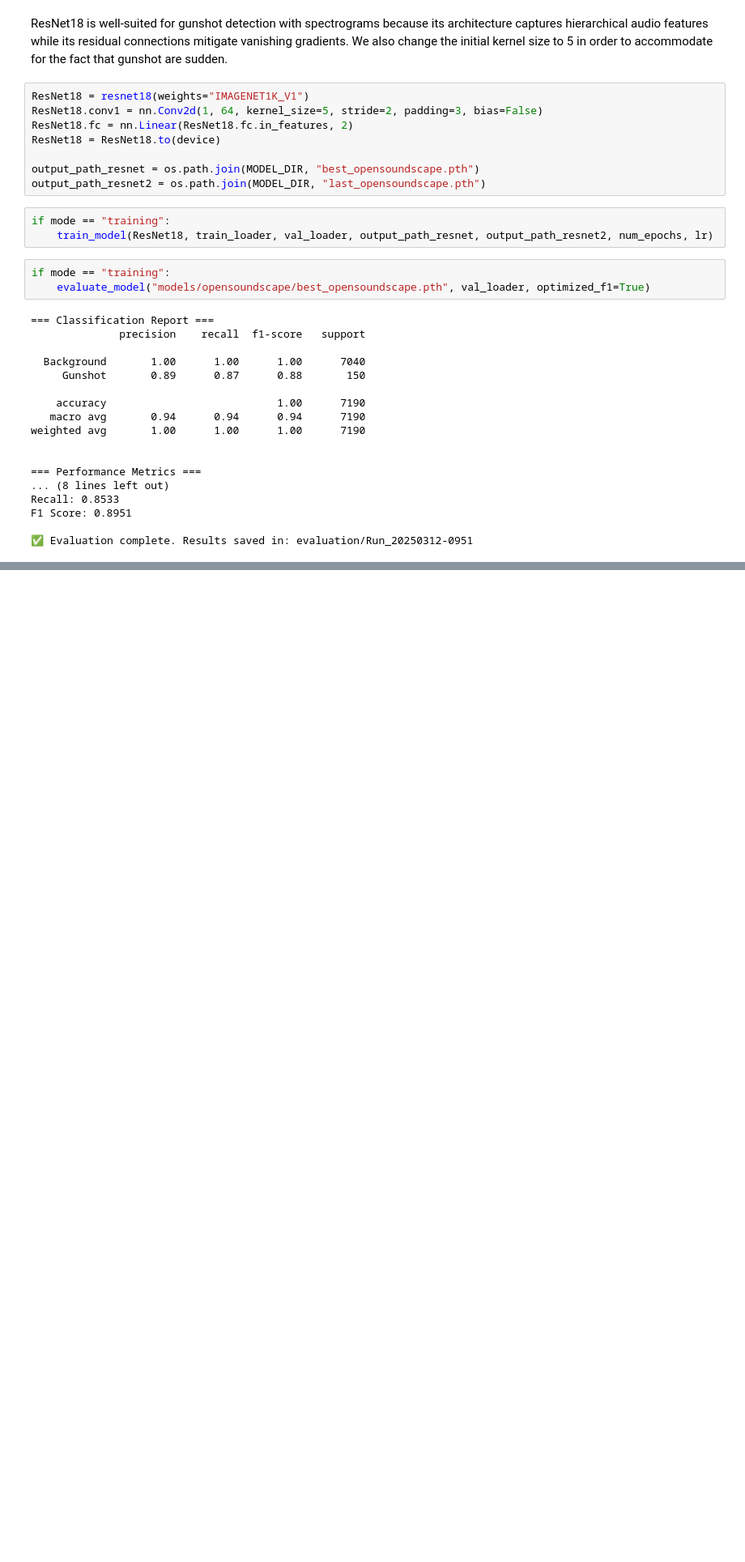
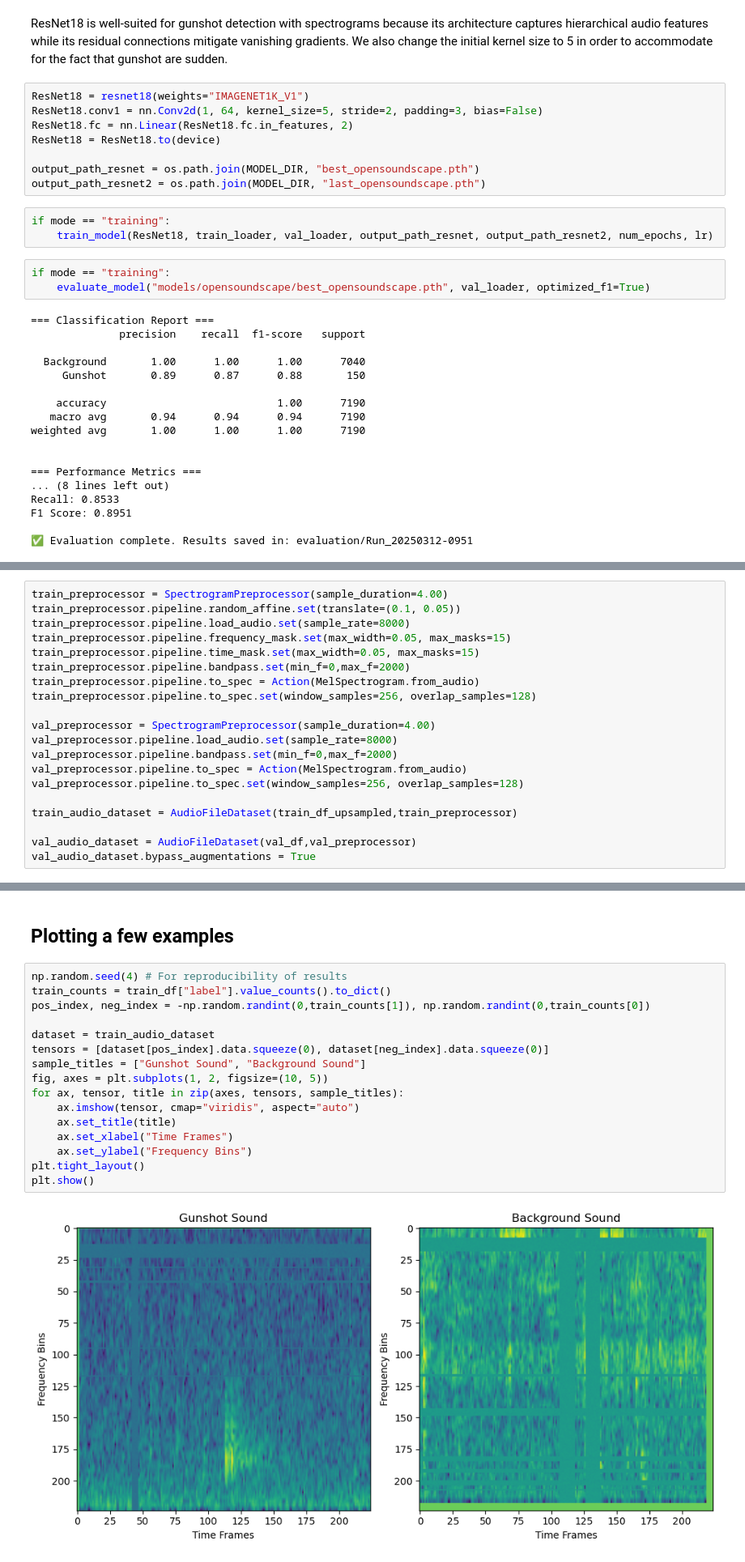
Before and after one commit to alexandre-bismuth/BachelorThesis, a Jupyter notebook: DetectionPipeline/OSSGunshotClassifier.ipynb, the cells around one changed output, grey strips where cells are left out. Shown at 81% size. Drawn from its saved outputs; the diff is of its cells as text; blank space fills up the shorter version.

Commit message:
Complete Current Pipeline Optimisation

```diff
--- a/DetectionPipeline/OSSGunshotClassifier.ipynb
+++ b/DetectionPipeline/OSSGunshotClassifier.ipynb
@@ -150,0 +166,20 @@ F1 Score: 0.8951
+# %%
+train_preprocessor = SpectrogramPreprocessor(sample_duration=4.00)
+train_preprocessor.pipeline.random_affine.set(translate=(0.1, 0.05))
+train_preprocessor.pipeline.load_audio.set(sample_rate=8000)
+train_preprocessor.pipeline.frequency_mask.set(max_width=0.05, max_masks=15)
+train_preprocessor.pipeline.time_mask.set(max_width=0.05, max_masks=15)
+train_preprocessor.pipeline.bandpass.set(min_f=0,max_f=2000)
+train_preprocessor.pipeline.to_spec = Action(MelSpectrogram.from_audio)
+train_preprocessor.pipeline.to_spec.set(window_samples=256, overlap_samples=128)
+
+val_preprocessor = SpectrogramPreprocessor(sample_duration=4.00)
+val_preprocessor.pipeline.load_audio.set(sample_rate=8000)
+val_preprocessor.pipeline.bandpass.set(min_f=0,max_f=2000)
+val_preprocessor.pipeline.to_spec = Action(MelSpectrogram.from_audio)
+val_preprocessor.pipeline.to_spec.set(window_samples=256, overlap_samples=128)
+
+train_audio_dataset = AudioFileDataset(train_df_upsampled,train_preprocessor)
+
+val_audio_dataset = AudioFileDataset(val_df,val_preprocessor)
+val_audio_dataset.bypass_augmentations = True
@@ -150,0 +217,20 @@ F1 Score: 0.8951
+# %% [markdown]
+## Plotting a few examples
+# %%
+np.random.seed(4) # For reproducibility of results
+train_counts = train_df["label"].value_counts().to_dict()
+pos_index, neg_index = -np.random.randint(0,train_counts[1]), np.random.randint(0,train_counts[0])
+
+dataset = train_audio_dataset
+tensors = [dataset[pos_index].data.squeeze(0), dataset[neg_index].data.squeeze(0)]
+sample_titles = ["Gunshot Sound", "Background Sound"]
+fig, axes = plt.subplots(1, 2, figsize=(10, 5))
+for ax, tensor, title in zip(axes, tensors, sample_titles):
+    ax.imshow(tensor, cmap="viridis", aspect="auto")
+    ax.set_title(title)
+    ax.set_xlabel("Time Frames")
+    ax.set_ylabel("Frequency Bins")
+plt.tight_layout()
+plt.show()
+# %% [output]
+[figure, added]
```
Also changed, not shown: parts of 14 cells of this notebook, 12 other files.
